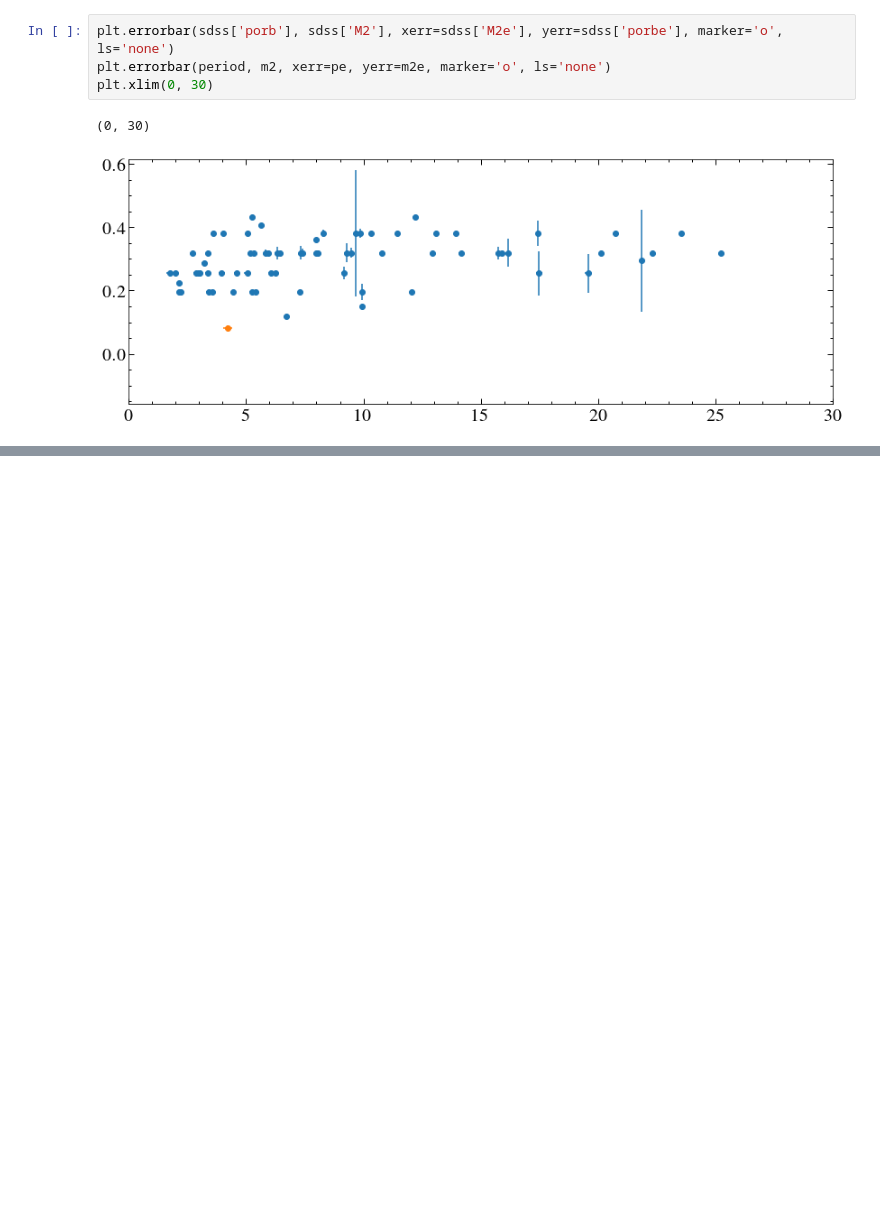
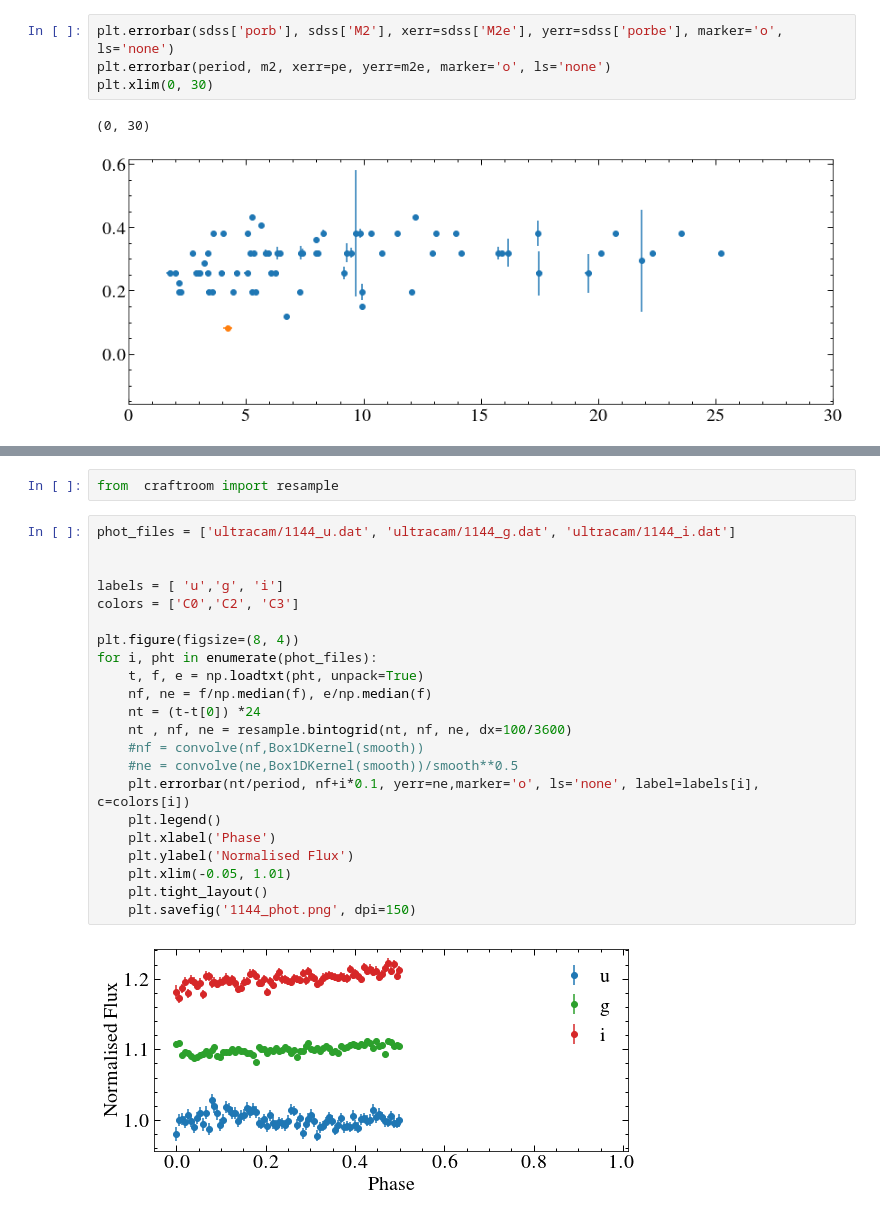
Before and after one commit to davidjwilson/wd-bd, a Jupyter notebook: 1144_science.ipynb, the cells around one changed output, grey strips where cells are left out. Saved outputs shown, nothing was run; the diff lists cells and outputs as text; blank space fills up the shorter version.

```diff
--- a/1144_science.ipynb
+++ b/1144_science.ipynb
@@ -64,0 +78,26 @@ plt.xlim(0, 30)
+# %%
+from  craftroom import resample
+# %%
+phot_files = ['ultracam/1144_u.dat', 'ultracam/1144_g.dat', 'ultracam/1144_i.dat']
+
+
+labels = [ 'u','g', 'i']
+colors = ['C0','C2', 'C3']
+
+plt.figure(figsize=(8, 4))
+for i, pht in enumerate(phot_files):
+    t, f, e = np.loadtxt(pht, unpack=True)
+    nf, ne = f/np.median(f), e/np.median(f)
+    nt = (t-t[0]) *24
+    nt , nf, ne = resample.bintogrid(nt, nf, ne, dx=100/3600)
+    #nf = convolve(nf,Box1DKernel(smooth))
+    #ne = convolve(ne,Box1DKernel(smooth))/smooth**0.5
+    plt.errorbar(nt/period, nf+i*0.1, yerr=ne,marker='o', ls='none', label=labels[i], c=colors[i])
+    plt.legend()
+    plt.xlabel('Phase')
+    plt.ylabel('Normalised Flux')
+    plt.xlim(-0.05, 1.01)
+    plt.tight_layout()
+    plt.savefig('1144_phot.png', dpi=150)
+# %% [output]
+[figure, added]
```
Also changed, not shown: parts of 3 cells of this notebook, 3 other files.
